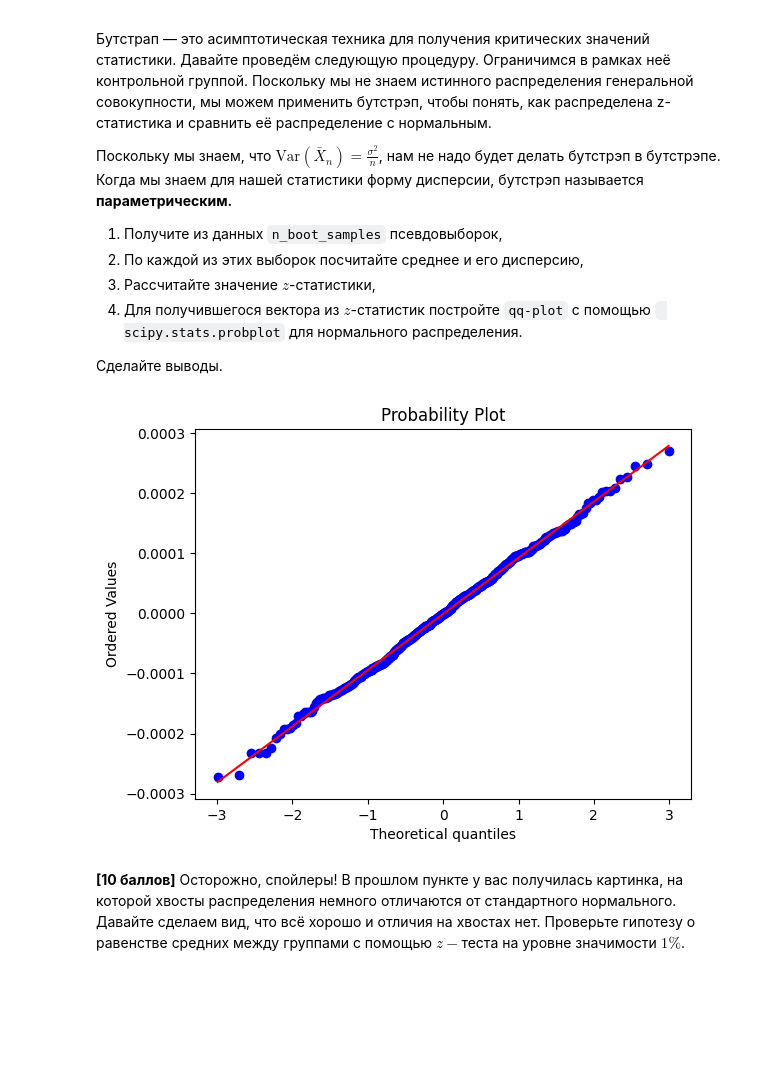
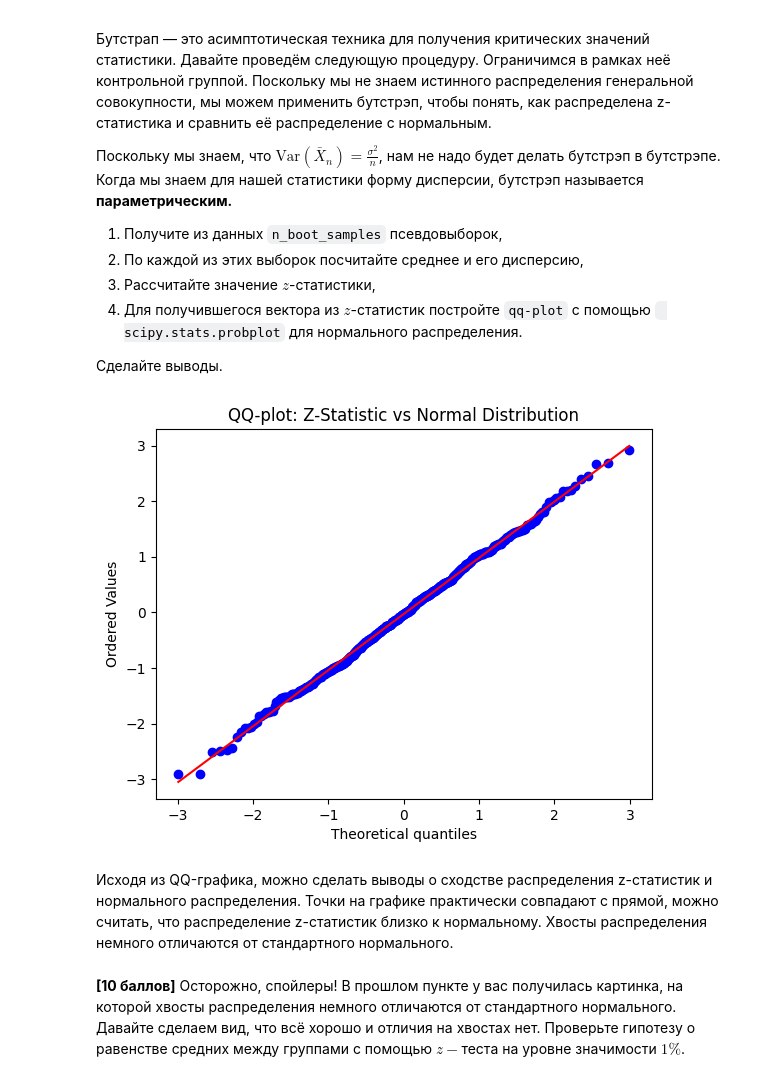
Before and after one commit to Kulikov17/MLDS_math_2022, a Jupyter notebook: hw_matstat/hw03_A-B test_results.ipynb, the cells around one changed output. Saved outputs shown, nothing was run; the diff lists cells and outputs as text; code cells hidden in the pictures; blank space fills up the shorter version.

```diff
--- a/hw_matstat/hw03_A-B test_results.ipynb
+++ b/hw_matstat/hw03_A-B test_results.ipynb
@@ -116,6 +161,23 @@ z_stat_control = (control_samples_means- control_samples_means.mean())/control_s
-# %%
-sts.probplot(z_stat_control, dist="norm", plot=plt);
-# %% [output]
-[figure, removed]
+# %%
+# Инициализация массива для хранения z-статистик
+z_stats = np.zeros(n_boot_samples)
+
+mean_clicks_control = np.mean(n_clicks_control)
+
+# Генерация псевдовыборок и расчет z-статистик
+for i in range(n_boot_samples):
+    mean = np.mean(control_samples[i])
+    variance = np.var(control_samples[i])
+    std_error = np.sqrt(variance / len(control_samples[i]))
+    z_stats[i] = (mean - mean_clicks_control) / std_error
+# %%
+# QQ-plot для сравнения z-статистик с нормальным распределением
+sts.probplot(z_stats, dist='norm', plot=plt)
+plt.title("QQ-plot: Z-Statistic vs Normal Distribution")
+plt.show()
+# %% [output]
+[figure, added]
+# %% [markdown]
+Исходя из QQ-графика, можно сделать выводы о сходстве распределения z-статистик и нормального распределения. Точки на графике практически совпадают с прямой, можно считать, что распределение z-статистик близко к нормальному. Хвосты распределения немного отличаются от стандартного нормального.
 # %% [markdown]
 __[10 баллов]__ Осторожно, спойлеры! В прошлом пункте у вас получилась картинка, на которой хвосты распределения немного отличаются от стандартного нормального. Давайте сделаем вид, что всё хорошо и отличия на хвостах нет. Проверьте гипотезу о равенстве средних между группами с помощью $z-$теста на уровне значимости $1\%$.
```
Also changed, not shown: parts of 37 cells of this notebook.
